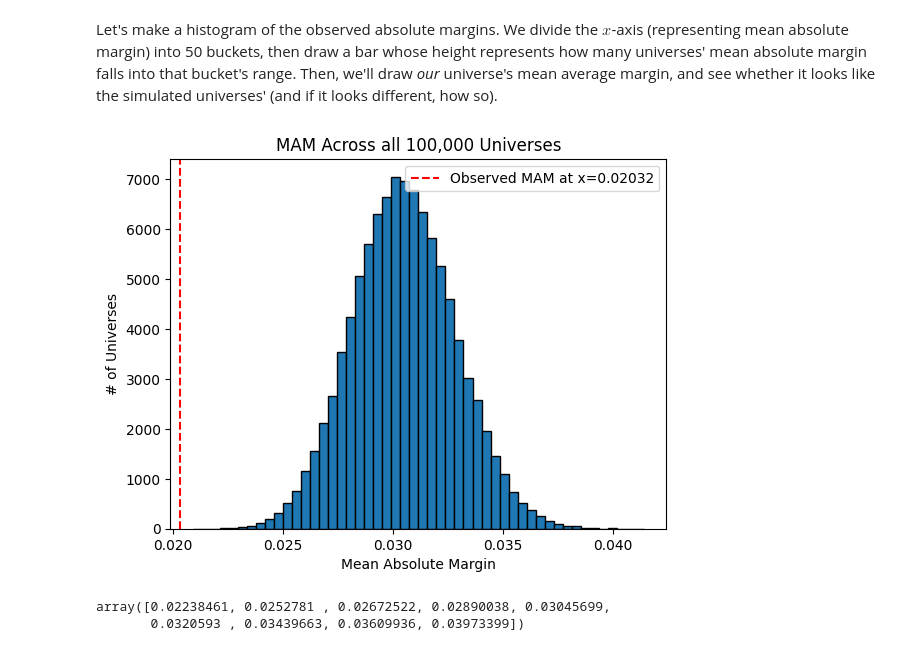
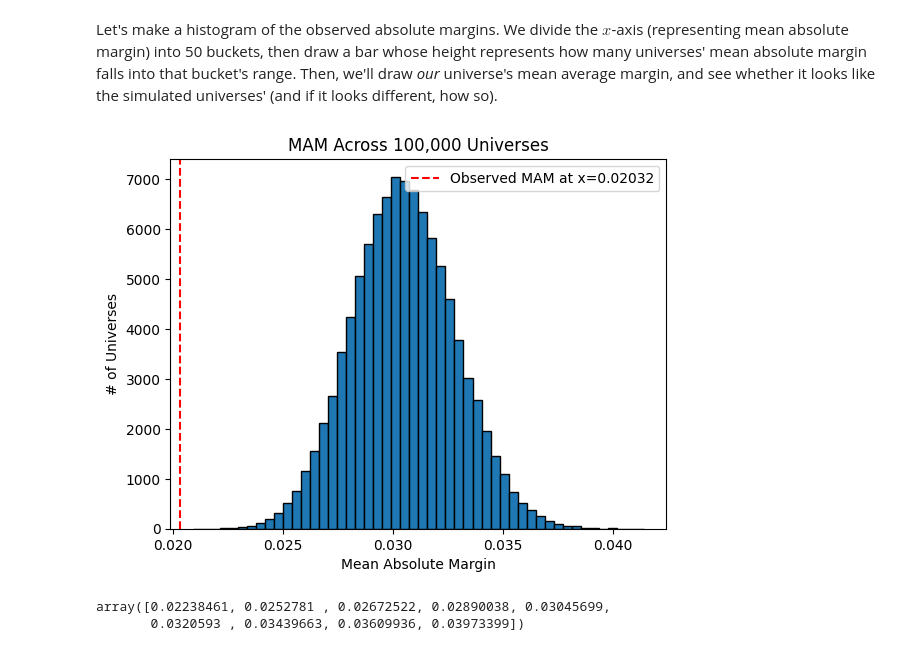
Before and after one commit to boyleconnor/poll-margins-2024, a Jupyter notebook: simulate_polls.ipynb, the cells around one changed output. Cells and saved outputs as stored; diff of their text form; code cells hidden in the pictures.

Commit message:
Remove "all" from graph title

```diff
--- a/simulate_polls.ipynb
+++ b/simulate_polls.ipynb
@@ -148,17 +148,17 @@ Let's make a histogram of the observed absolute margins. We divide the $x$-axis
 # %%
 import matplotlib.pyplot as plt
 
 plt.hist(mean_absolute_margins, bins=50, edgecolor='black')
 plt.xlabel('Mean Absolute Margin')
 plt.ylabel('# of Universes')
-plt.title(f'MAM Across all {NUMBER_OF_UNIVERSES:,} Universes')
+plt.title(f'MAM Across {NUMBER_OF_UNIVERSES:,} Universes')
 
 plt.axvline(x=mean_observed_absolute_margin, color='red', linestyle='--', linewidth=1.5, label=f'Observed MAM at x={mean_observed_absolute_margin:.5f}')
 
 plt.legend()
 plt.show()
 # %% [output]
-[figure, old version]
+[figure, new version]
 # %%
 np.percentile(mean_absolute_margins, [0.01, 1, 5, 25, 50, 75, 95, 99, 99.99])
 # %% [output]
```
Also changed, not shown: 1 other file.
